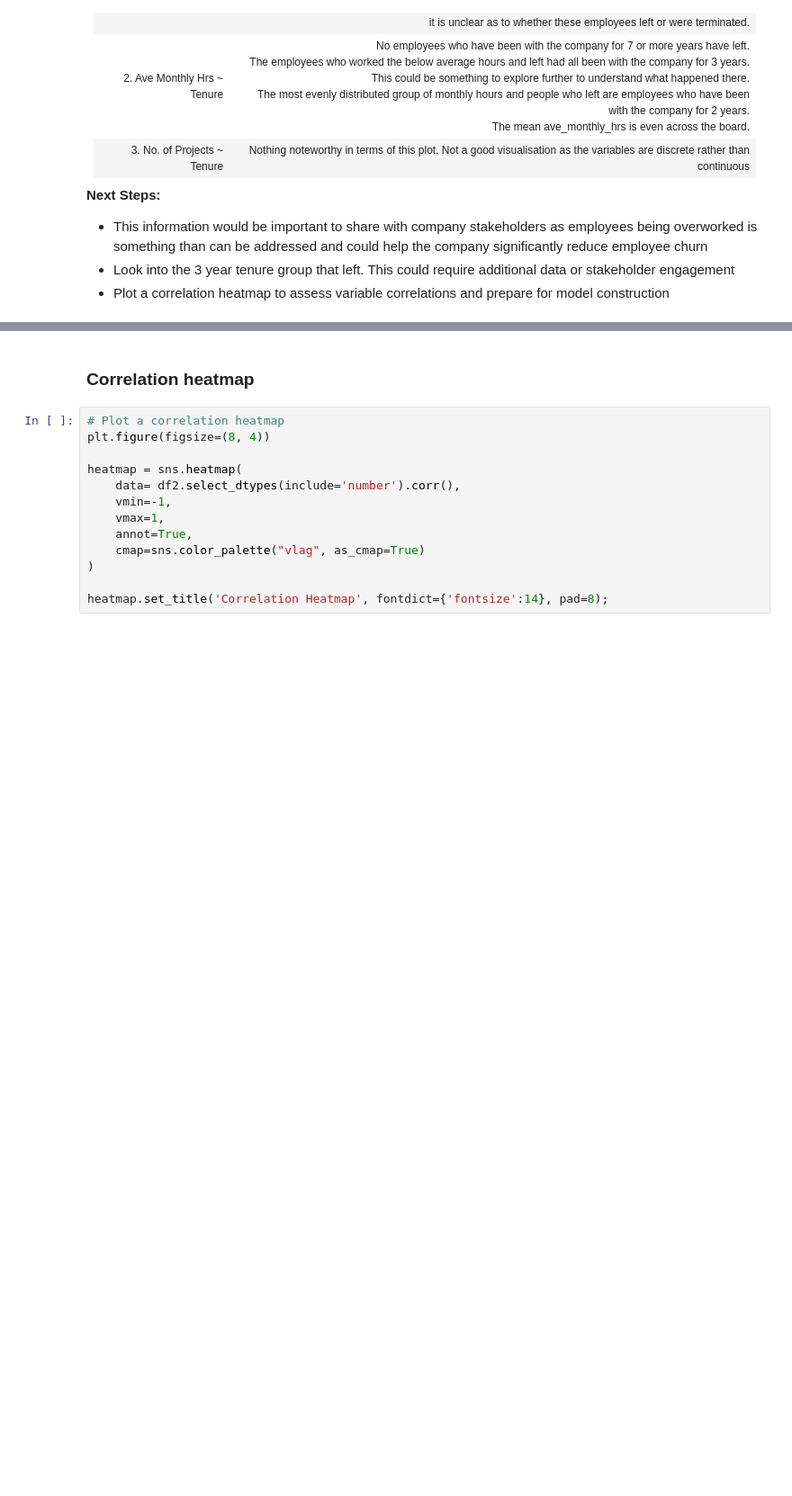
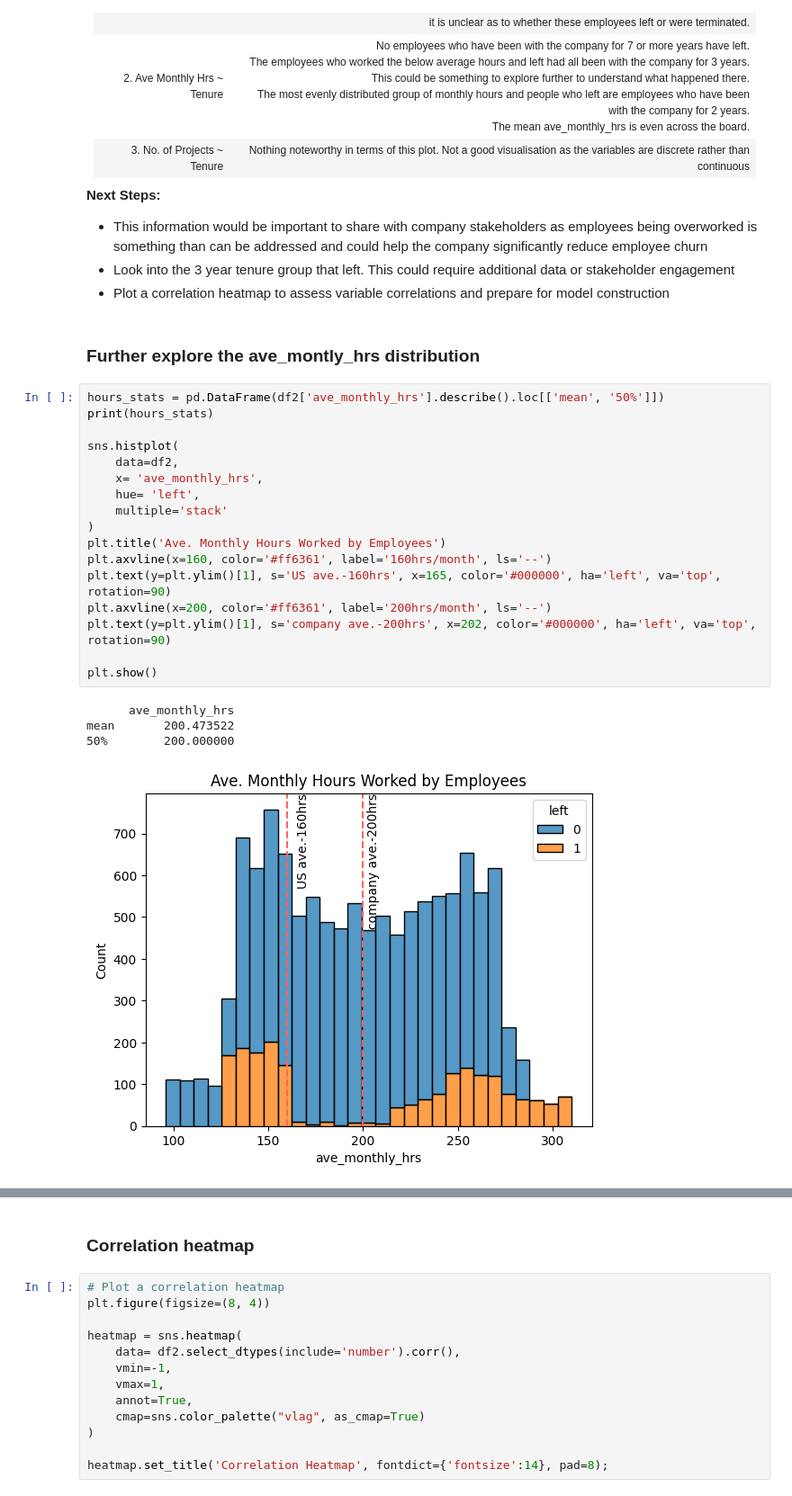
Before and after one commit to CoenMeintjes/predicting_employee_churn_salifort_motors, a Jupyter notebook: project_notebook.ipynb, the cells around one changed output, grey strips where cells are left out. Shown at 90% size. Drawn from its saved outputs; the diff is of its cells as text; blank space fills up the shorter version.

```diff
--- a/project_notebook.ipynb
+++ b/project_notebook.ipynb
@@ -572,3 +583,27 @@ plt.show()
 - This information would be important to share with company stakeholders as employees being overworked is something than can be addressed and could help the company significantly reduce employee churn
 - Look into the 3 year tenure group that left. This could require additional data or stakeholder engagement
 - Plot a correlation heatmap to assess variable correlations and prepare for model construction
+# %% [markdown]
+### Further explore the ave_montly_hrs distribution
+# %%
+hours_stats = pd.DataFrame(df2['ave_monthly_hrs'].describe().loc[['mean', '50%']])
+print(hours_stats)
+
+sns.histplot(
+    data=df2,
+    x= 'ave_monthly_hrs',
+    hue= 'left',
+    multiple='stack'
+)
+plt.title('Ave. Monthly Hours Worked by Employees')
+plt.axvline(x=160, color='#ff6361', label='160hrs/month', ls='--')
+plt.text(y=plt.ylim()[1], s='US ave.-160hrs', x=165, color='#000000', ha='left', va='top', rotation=90)
+plt.axvline(x=200, color='#ff6361', label='200hrs/month', ls='--')
+plt.text(y=plt.ylim()[1], s='company ave.-200hrs', x=202, color='#000000', ha='left', va='top', rotation=90)
+
+plt.show()
+# %% [output]
+      ave_monthly_hrs
+mean       200.473522
+50%        200.000000
+[figure, added]
```
Also changed, not shown: parts of 4 cells of this notebook, 6 other files.
